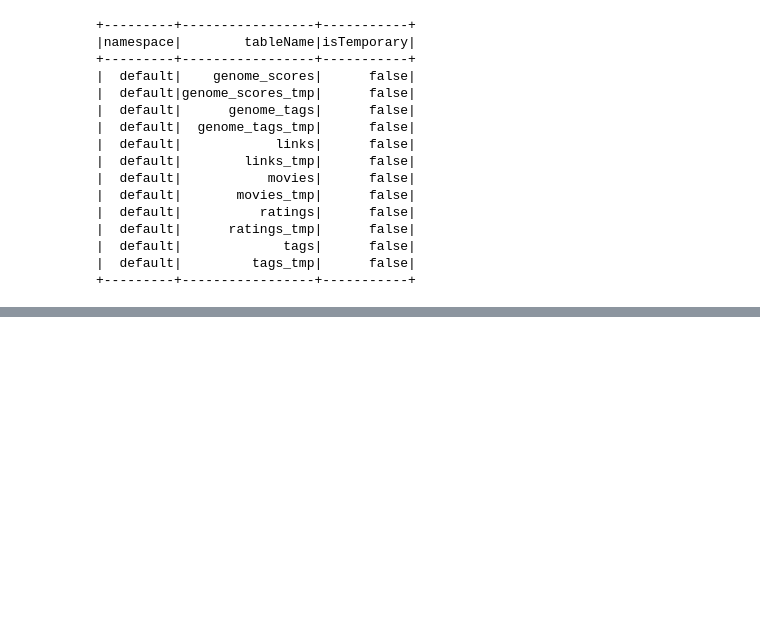
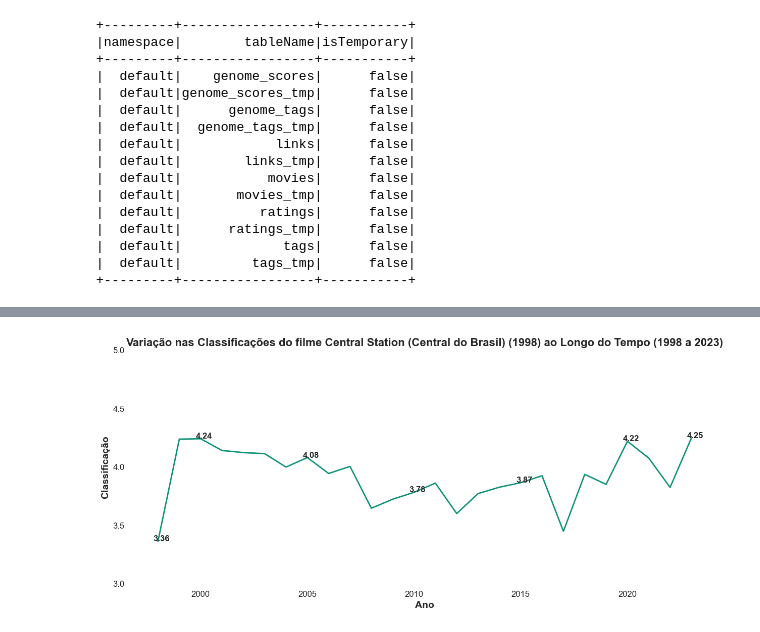
Before and after one commit to Vinicius-Luiz/movie_recommendation_pyspark, a Jupyter notebook: index_eda.ipynb, the cells around one changed output, grey strips where cells are left out. Cells and saved outputs as stored; diff of their text form; code cells hidden in the pictures; blank space fills up the shorter version.

```diff
--- a/index_eda.ipynb
+++ b/index_eda.ipynb
@@ -105,0 +517,4 @@ only showing top 10 rows
+# %%
+lineplot_rating_date_by_movieid(movieid=2357)
+# %% [output]
+[figure, added]
```
Also changed, not shown: parts of 37 cells of this notebook, 6 other files.
